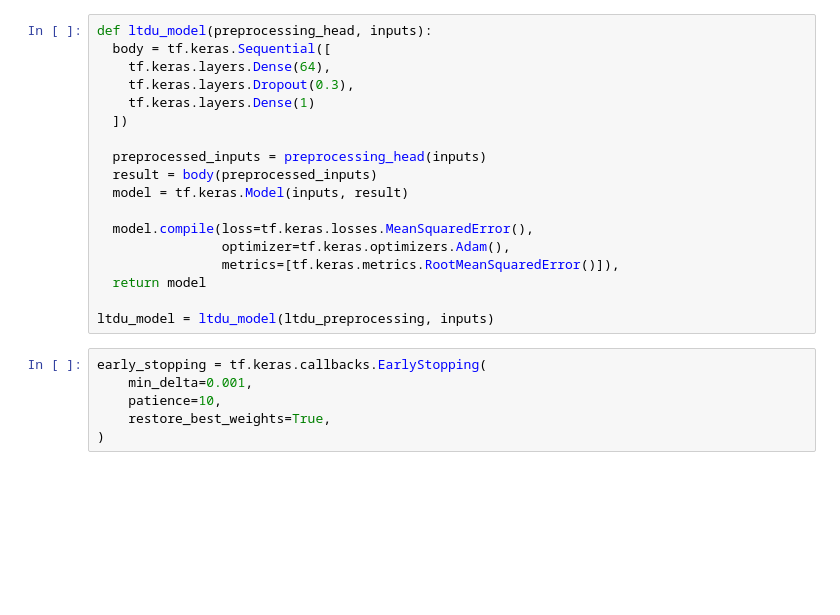
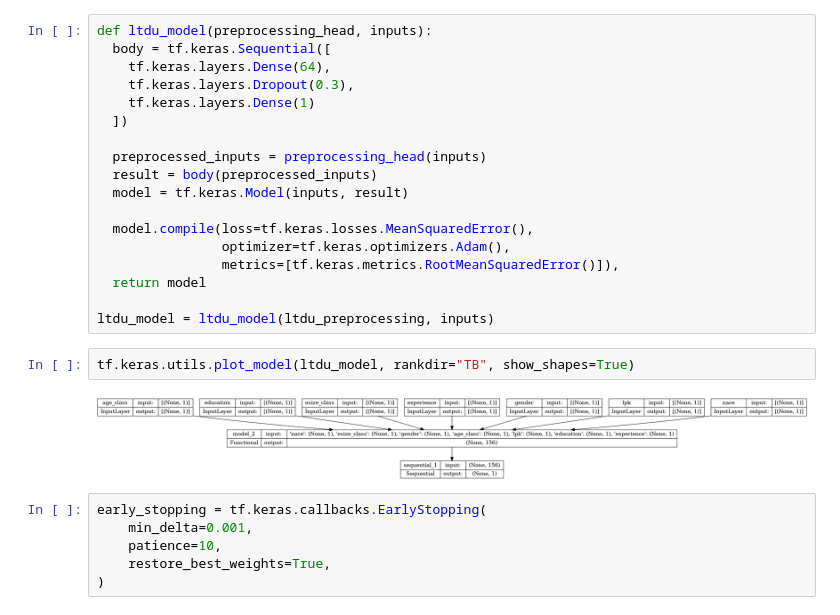
Before and after one commit to EdvinasStonevicius/LT-national-salary-analysis, a Jupyter notebook: python/03-Machine_learning_0_NN_TF_KERAS_API.ipynb, the cells around one changed output. Saved outputs shown, nothing was run; the diff lists cells and outputs as text; blank space fills up the shorter version.

```diff
--- a/python/03-Machine_learning_0_NN_TF_KERAS_API.ipynb
+++ b/python/03-Machine_learning_0_NN_TF_KERAS_API.ipynb
@@ -125,6 +125,10 @@ def ltdu_model(preprocessing_head, inputs):
   return model
 
 ltdu_model = ltdu_model(ltdu_preprocessing, inputs)
+# %%
+tf.keras.utils.plot_model(ltdu_model, rankdir="TB", show_shapes=True)
+# %% [output]
+[figure, added]
 # %%
 early_stopping = tf.keras.callbacks.EarlyStopping(
     min_delta=0.001,
```
Also changed, not shown: parts of 4 cells of this notebook, 2 other files.
